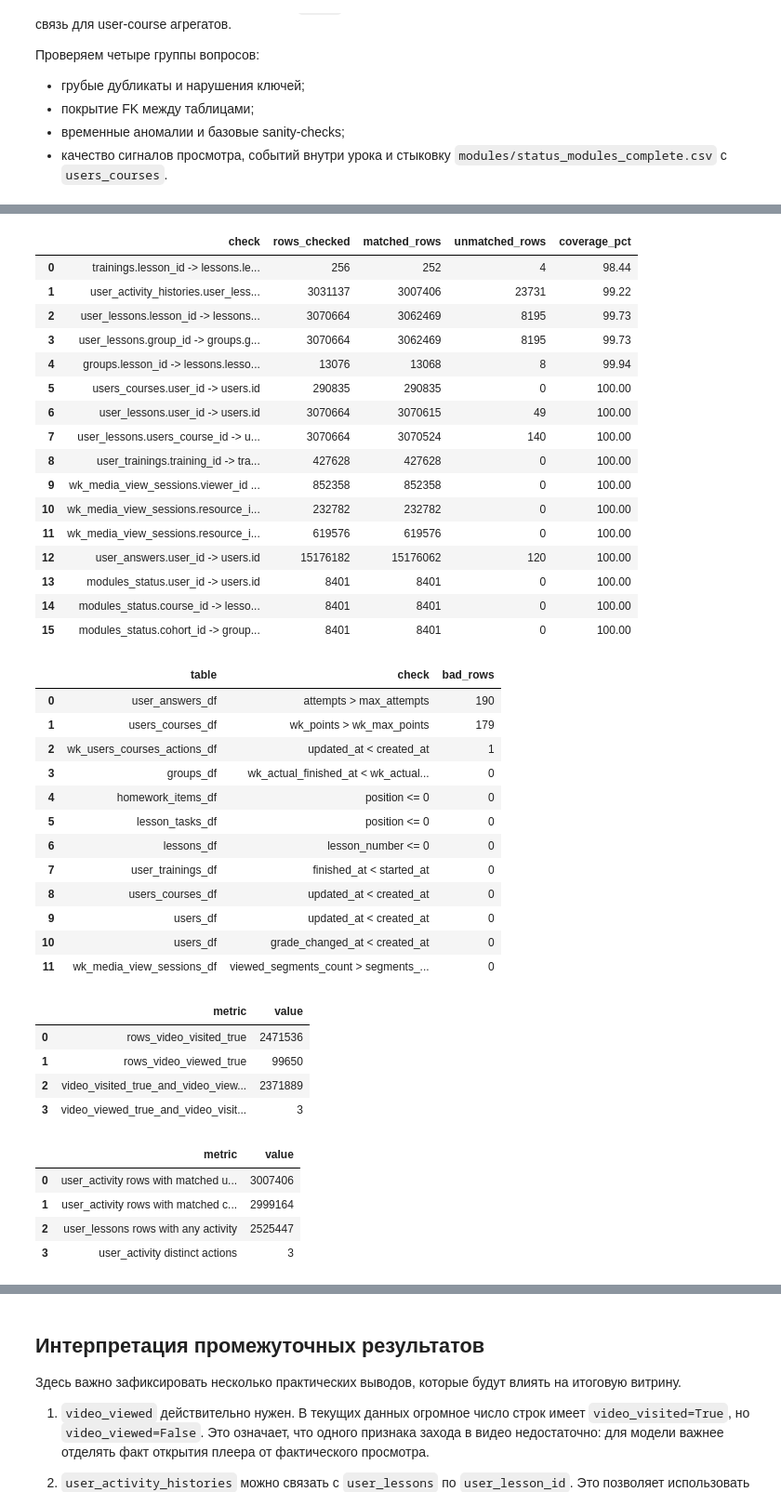
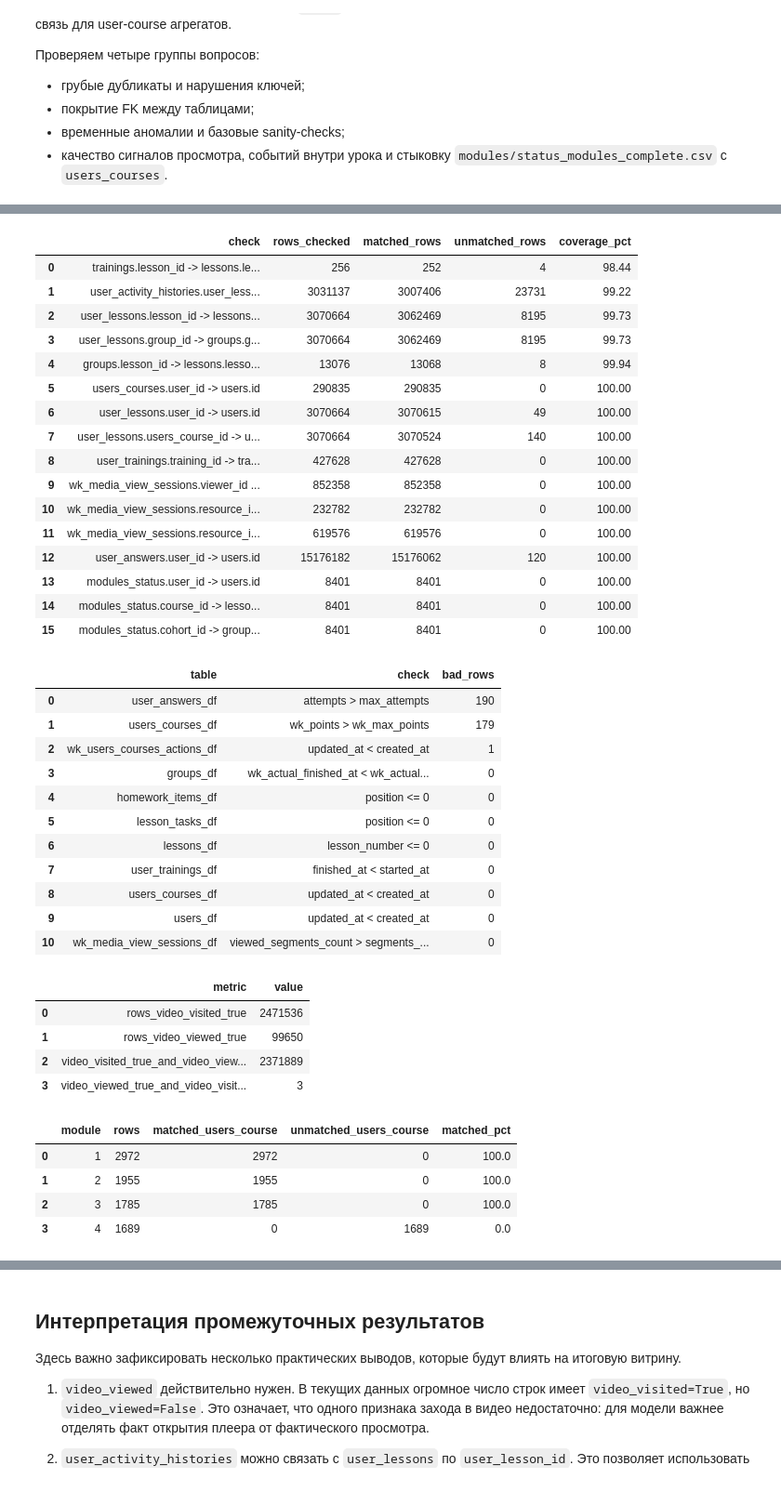
Before and after one commit to mariyakukhtinova-sys/hackaton_mipt_ds_25, a Jupyter notebook: dataset_cleaning.ipynb, the cells around one changed output, grey strips where cells are left out. Shown at 93% size. Saved outputs shown, nothing was run; the diff lists cells and outputs as text; code cells hidden in the pictures.

```diff
--- a/dataset_cleaning.ipynb
+++ b/dataset_cleaning.ipynb
@@ -610,7 +539,6 @@ fk_checks_df = pd.DataFrame(
 temporal_checks_df = pd.DataFrame(
     [
         {"table": "users_df", "check": "updated_at < created_at", "bad_rows": int((users_df["updated_at"] < users_df["created_at"]).sum())},
-        {"table": "users_df", "check": "grade_changed_at < created_at", "bad_rows": int((users_df["grade_changed_at"] < users_df["created_at"]).sum())},
         {"table": "users_courses_df", "check": "updated_at < created_at", "bad_rows": int((users_courses_df["updated_at"] < users_courses_df["created_at"]).sum())},
         {"table": "users_courses_df", "check": "wk_points > wk_max_points", "bad_rows": int((users_courses_df["wk_points"] > users_courses_df["wk_max_points"]).sum())},
         {"table": "groups_df", "check": "wk_actual_finished_at < wk_actual_started_at", "bad_rows": int((groups_df["wk_actual_finished_at"] < groups_df["wk_actual_started_at"]).sum())},
@@ -633,34 +561,13 @@ video_signal_df = pd.DataFrame(
     ]
 )
 
-activity_probe_df = (
-    user_activity_histories_df
-    .merge(user_lessons_df[["user_lesson_id", "user_id", "lesson_id", "users_course_id"]], on="user_lesson_id", how="left")
-    .merge(lessons_df[["lesson_id", "course_id"]], on="lesson_id", how="left")
-)
-activity_quality_df = pd.DataFrame(
-    [
-        {"metric": "user_activity rows with matched user_lesson", "value": int(activity_probe_df["user_id"].notna().sum())},
-        {"metric": "user_activity rows with matched course_id", "value": int(activity_probe_df["course_id"].notna().sum())},
-        {"metric": "user_lessons rows with any activity", "value": int(user_lessons_df["user_lesson_id"].isin(user_activity_histories_df["user_lesson_id"]).sum())},
-        {"metric": "user_activity distinct actions", "value": int(user_activity_histories_df["action"].nunique(dropna=True))},
-    ]
-)
-activity_actions_df = (
-    user_activity_histories_df["action"]
-    .astype("string")
-    .value_counts(dropna=False)
-    .rename_axis("action")
-    .reset_index(name="rows")
-)
-
 modules_backbone_df = modules_status_df.merge(
     users_courses_df[["users_course_id", "user_id", "course_id"]],
     on=["user_id", "course_id"],
     how="left",
 )
 module_users_course_coverage_df = (
-    modules_backbone_df.assign(has_users_course_id=modules_backbone_df["users_course_id"].notna())
+    modules_backbone_df
     .groupby("module", dropna=False)
     .agg(
         rows=("module", "size"),
@@ -679,8 +586,6 @@ display(key_uniqueness_df)
 display(fk_checks_df.sort_values("coverage_pct", ascending=True).reset_index(drop=True))
 display(temporal_checks_df.sort_values(["bad_rows", "table"], ascending=[False, True]).reset_index(drop=True))
 display(video_signal_df)
-display(activity_quality_df)
-display(activity_actions_df)
 display(module_users_course_coverage_df)
 # %% [output]
 |  | dataframe | duplicate_rows | rows | duplicate_share_pct |
@@ -715,42 +620,41 @@ display(module_users_course_coverage_df)
 | 11 | user_activity_histories_df | (user_lesson_id, action, created_at) | 33312 |
 | 12 | modules_status_df | (module, user_id, course_id) | 0 |
 |  | check | rows_checked | matched_rows | unmatched_rows | coverage_pct |
 | 0 | trainings.lesson_id -> lessons.le... | 256 | 252 | 4 | 98.44 |
 | 1 | user_activity_histories.user_less... | 3031137 | 3007406 | 23731 | 99.22 |
 | 2 | user_lessons.lesson_id -> lessons... | 3070664 | 3062469 | 8195 | 99.73 |
 | 3 | user_lessons.group_id -> groups.g... | 3070664 | 3062469 | 8195 | 99.73 |
 | 4 | groups.lesson_id -> lessons.lesso... | 13076 | 13068 | 8 | 99.94 |
 | 5 | users_courses.user_id -> users.id | 290835 | 290835 | 0 | 100.00 |
 | 6 | user_lessons.user_id -> users.id | 3070664 | 3070615 | 49 | 100.00 |
 | 7 | user_lessons.users_course_id -> u... | 3070664 | 3070524 | 140 | 100.00 |
 | 8 | user_trainings.training_id -> tra... | 427628 | 427628 | 0 | 100.00 |
 | 9 | wk_media_view_sessions.viewer_id ... | 852358 | 852358 | 0 | 100.00 |
 | 10 | wk_media_view_sessions.resource_i... | 232782 | 232782 | 0 | 100.00 |
 | 11 | wk_media_view_sessions.resource_i... | 619576 | 619576 | 0 | 100.00 |
 | 12 | user_answers.user_id -> users.id | 15176182 | 15176062 | 120 | 100.00 |
 | 13 | modules_status.user_id -> users.id | 8401 | 8401 | 0 | 100.00 |
 | 14 | modules_status.course_id -> lesso... | 8401 | 8401 | 0 | 100.00 |
 | 15 | modules_status.cohort_id -> group... | 8401 | 8401 | 0 | 100.00 |
 |  | table | check | bad_rows |
 | 0 | user_answers_df | attempts > max_attempts | 190 |
 | 1 | users_courses_df | wk_points > wk_max_points | 179 |
 | 2 | wk_users_courses_actions_df | updated_at < created_at | 1 |
 | 3 | groups_df | wk_actual_finished_at < wk_actual... | 0 |
 | 4 | homework_items_df | position <= 0 | 0 |
 | 5 | lesson_tasks_df | position <= 0 | 0 |
 | 6 | lessons_df | lesson_number <= 0 | 0 |
 | 7 | user_trainings_df | finished_at < started_at | 0 |
 | 8 | users_courses_df | updated_at < created_at | 0 |
 | 9 | users_df | updated_at < created_at | 0 |
-| 10 | users_df | grade_changed_at < created_at | 0 |
-| 11 | wk_media_view_sessions_df | viewed_segments_count > segments_... | 0 |
+| 10 | wk_media_view_sessions_df | viewed_segments_count > segments_... | 0 |
 |  | metric | value |
 | 0 | rows_video_visited_true | 2471536 |
 | 1 | rows_video_viewed_true | 99650 |
 | 2 | video_visited_true_and_video_view... | 2371889 |
 | 3 | video_viewed_true_and_video_visit... | 3 |
-|  | metric | value |
-| 0 | user_activity rows with matched u... | 3007406 |
-| 1 | user_activity rows with matched c... | 2999164 |
-| 2 | user_lessons rows with any activity | 2525447 |
-| 3 | user_activity distinct actions | 3 |
+|  | module | rows | matched_users_course | unmatched_users_course | matched_pct |
+| 0 | 1 | 2972 | 2972 | 0 | 100.0 |
+| 1 | 2 | 1955 | 1955 | 0 | 100.0 |
+| 2 | 3 | 1785 | 1785 | 0 | 100.0 |
+| 3 | 4 | 1689 | 0 | 1689 | 0.0 |
```
Also changed, not shown: parts of 32 cells of this notebook, 3 other files.
